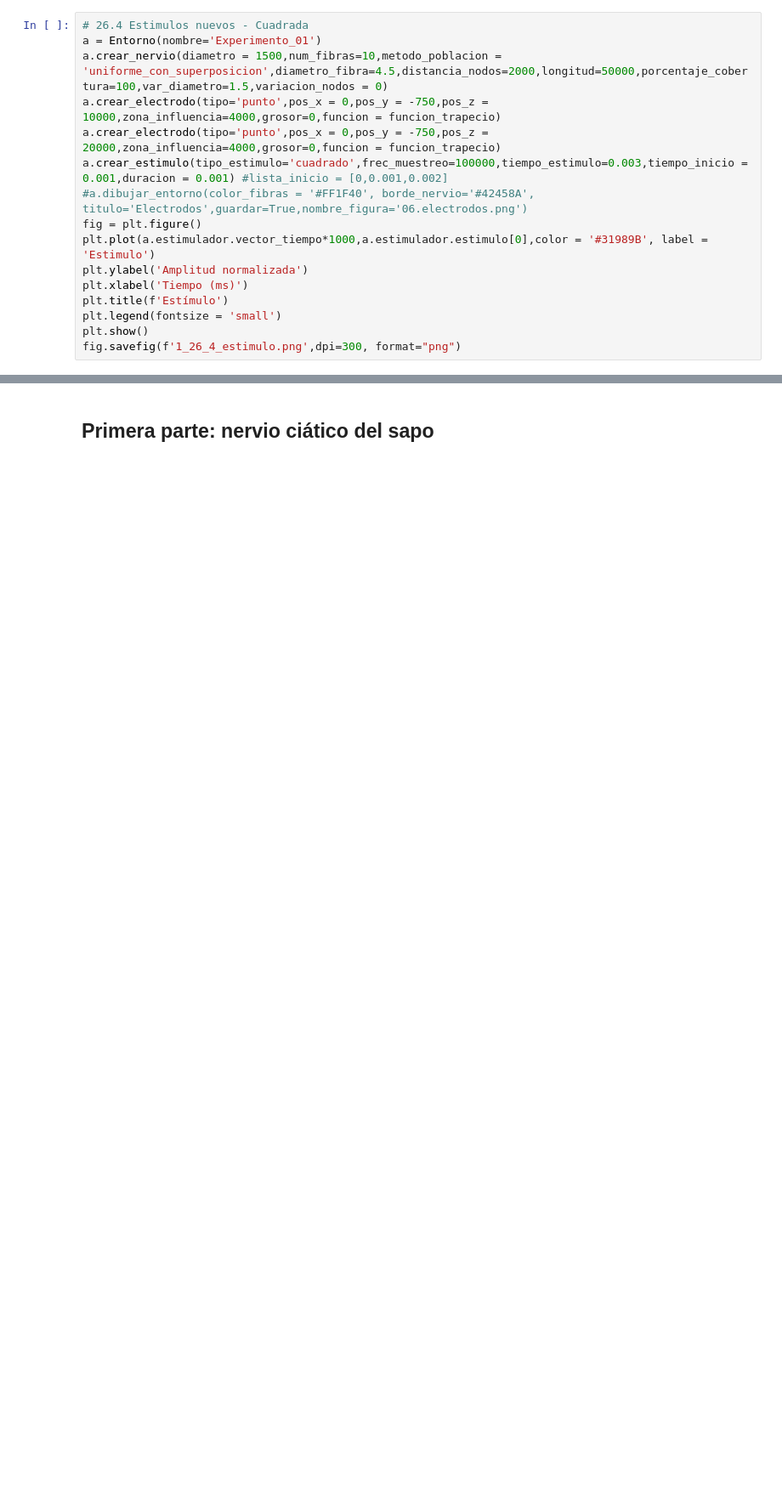
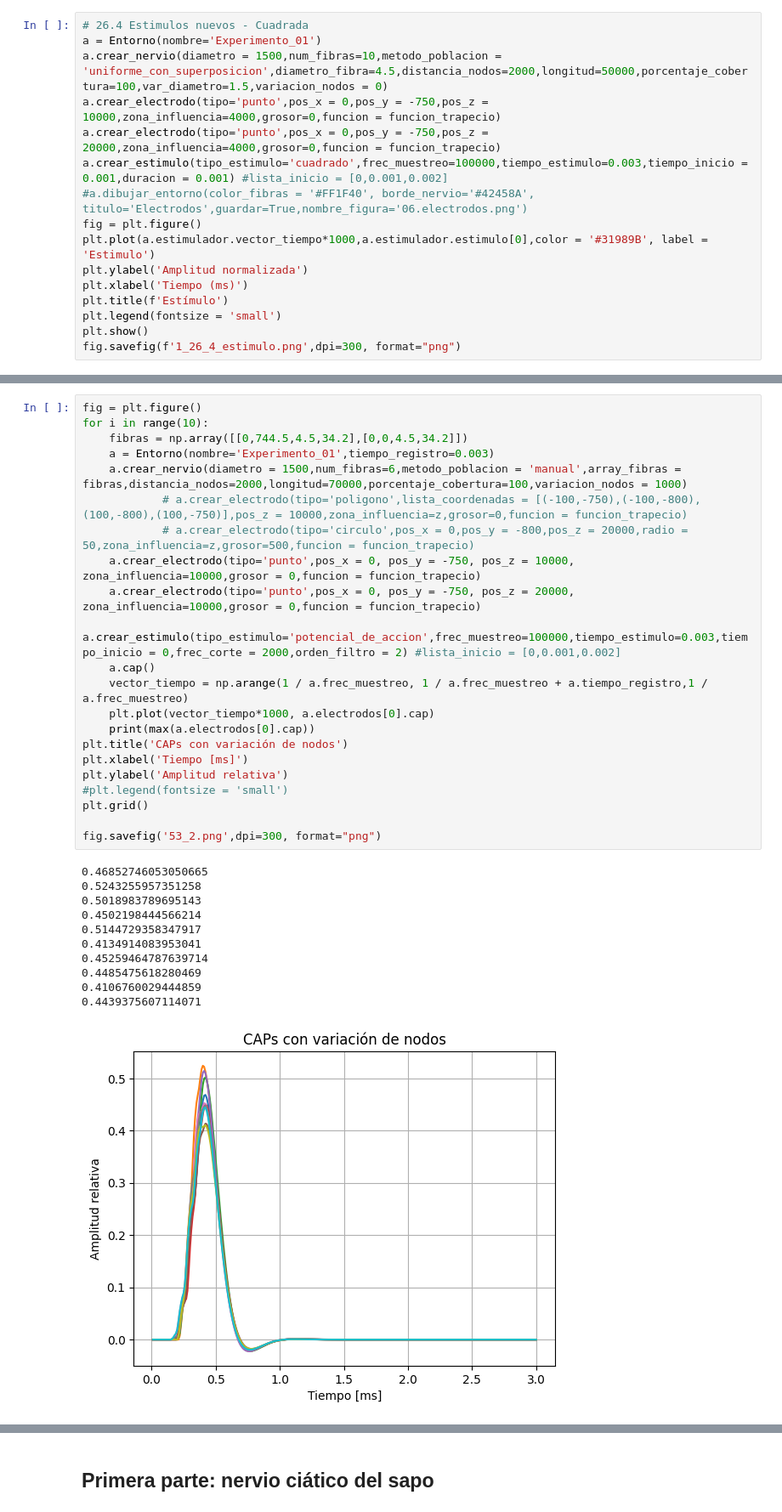
Before and after one commit to lintec-unt/nerve-model, a Jupyter notebook: generacion_imagenes.ipynb, the cells around one changed output, grey strips where cells are left out. Shown at 85% size. Saved outputs shown, nothing was run; the diff lists cells and outputs as text; blank space fills up the shorter version.

```diff
--- a/generacion_imagenes.ipynb
+++ b/generacion_imagenes.ipynb
@@ -1846,0 +2153,34 @@ fig.savefig(f'1_26_4_estimulo.png',dpi=300, format="png")
+# %%
+fig = plt.figure()
+for i in range(10):
+    fibras = np.array([[0,744.5,4.5,34.2],[0,0,4.5,34.2]])
+    a = Entorno(nombre='Experimento_01',tiempo_registro=0.003)
+    a.crear_nervio(diametro = 1500,num_fibras=6,metodo_poblacion = 'manual',array_fibras = fibras,distancia_nodos=2000,longitud=70000,porcentaje_cobertura=100,variacion_nodos = 1000)
+            # a.crear_electrodo(tipo='poligono',lista_coordenadas = [(-100,-750),(-100,-800),(100,-800),(100,-750)],pos_z = 10000,zona_influencia=z,grosor=0,funcion = funcion_trapecio)
+            # a.crear_electrodo(tipo='circulo',pos_x = 0,pos_y = -800,pos_z = 20000,radio = 50,zona_influencia=z,grosor=500,funcion = funcion_trapecio)
+    a.crear_electrodo(tipo='punto',pos_x = 0, pos_y = -750, pos_z = 10000, zona_influencia=10000,grosor = 0,funcion = funcion_trapecio)
+    a.crear_electrodo(tipo='punto',pos_x = 0, pos_y = -750, pos_z = 20000, zona_influencia=10000,grosor = 0,funcion = funcion_trapecio)
+    a.crear_estimulo(tipo_estimulo='potencial_de_accion',frec_muestreo=100000,tiempo_estimulo=0.003,tiempo_inicio = 0,frec_corte = 2000,orden_filtro = 2) #lista_inicio = [0,0.001,0.002]
+    a.cap()
+    vector_tiempo = np.arange(1 / a.frec_muestreo, 1 / a.frec_muestreo + a.tiempo_registro,1 / a.frec_muestreo)
+    plt.plot(vector_tiempo*1000, a.electrodos[0].cap)
+    print(max(a.electrodos[0].cap))
+plt.title('CAPs con variación de nodos')
+plt.xlabel('Tiempo [ms]')
+plt.ylabel('Amplitud relativa')
+#plt.legend(fontsize = 'small')
+plt.grid()
+
+fig.savefig('53_2.png',dpi=300, format="png")
+# %% [output]
+0.46852746053050665
+0.5243255957351258
+0.5018983789695143
+0.4502198444566214
+0.5144729358347917
+0.4134914083953041
+0.45259464787639714
+0.4485475618280469
+0.4106760029444859
+0.4439375607114071
+[figure, added]
```
Also changed, not shown: parts of 59 cells of this notebook.
